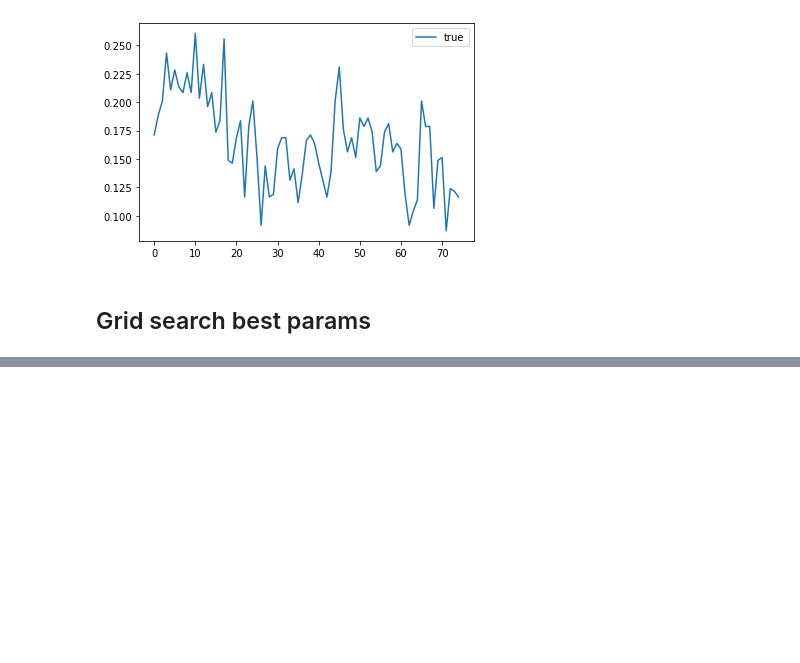
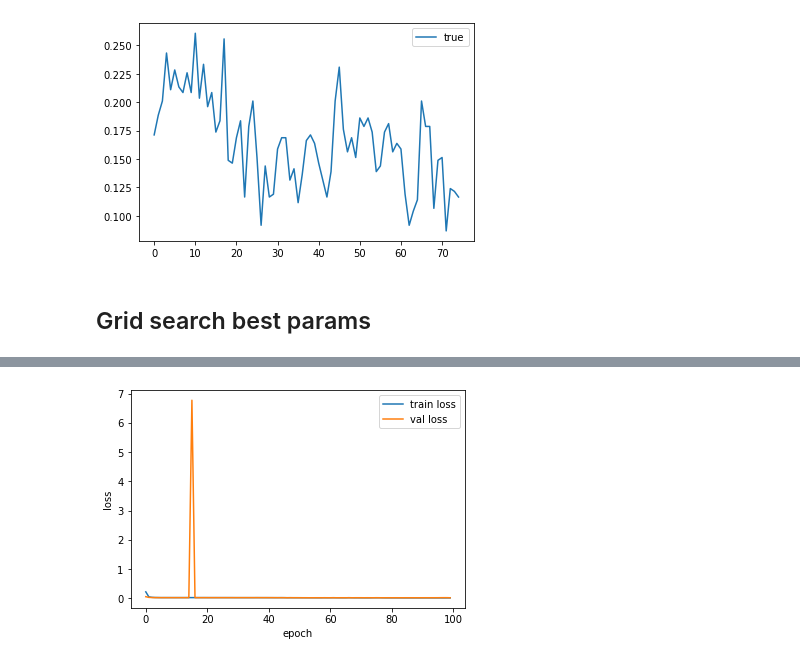
Before and after one commit to Ezmalts/augmentation_timeseries_m5, a Jupyter notebook: Seq2Seq.ipynb, the cells around one changed output, grey strips where cells are left out. Saved outputs shown, nothing was run; the diff lists cells and outputs as text; code cells hidden in the pictures; blank space fills up the shorter version.

```diff
--- a/Seq2Seq.ipynb
+++ b/Seq2Seq.ipynb
@@ -495,13 +503,95 @@ Epoch 24: train loss 0.026642555681367714 val loss 0.026394547894597054
 # %%
-plt.plot(
-    np.sum(predy[:, 0, :], axis=1),
-    label='pred'
-)
+lrs = [1e-2, 5e-3, 1e-3, 7e-3, 3e-3]
 
-plt.plot(
-    np.sum(valy[:, 0, :], axis=1),
-    label='true'
-)
+for lr in lrs:
+    n_features = TrainX.shape[2] # number of timeseries
+    hidden_dim = 640 # hidden dim
+    output_length = 28 # number of days to predict
 
-plt.legend()
+    model = Seq2Seq(seq_length, n_features, hidden_dim, output_length)
+
+    optimizer = torch.optim.Adam(model.parameters(), lr=lr)
+    criterion = torch.nn.MSELoss()
+    scheduler = torch.optim.lr_scheduler.ReduceLROnPlateau(optimizer, patience=10, factor=0.5 ,min_lr=1e-3, eps=1e-08)
+
+    n_epochs = 100
+
+    history = dict(train=[], val=[])
+
+    for epoch in range(n_epochs):
+        model = model.train()
+
+        train_losses = []
+        for X_train, y_train in tqdm(train_loader):
+            #seq_inp = TrainX[i,:,:]
+            #seq_true = Trainy[i,:,:]
+            prevs_y = X_train[:, -1:, :]
+            #print(X_train.shape)
+            #print(X_train)
+            #print(prevs_y)
+            #break
+
+            #print(f'prev_y {seq_inp[seq_length-1:seq_length,:]}')
+            seq_pred = model(X_train, prevs_y)#seq_inp[seq_length-1:seq_length,:])
+            #print(seq_pred.shape)
+            #print(y_train.shape)
+            #print(seq_pred.shape)
+            #print(y_train.shape)
+            optimizer.zero_grad()
+
+            loss = criterion(seq_pred, y_train)
+
+            #print(loss.item())
+
+
+            loss.backward()
+
+            #torch.nn.utils.clip_grad_norm_(model.parameters(), 1)
+            optimizer.step()
+
+            train_losses.append(loss.item())
+
+        val_losses = []
+        model = model.eval()
+        with torch.no_grad():
+            for X_valid, y_valid in valid_loader:
+                #seq_inp = ValidX[i,:,:]
+                #seq_true = Validy[i,:,:]
+                prevs_y = X_valid[:, -1:, :]
+
+                seq_pred = model(X_valid,prevs_y)
+
+
+                loss = criterion(seq_pred, y_valid)
+                val_losses.append(loss.item())
+
+        train_loss = np.mean(train_losses)
+        val_loss = np.mean(val_losses)
+
+        history['train'].append(train_loss)
+        history['val'].append(val_loss)
+
+
+
+
+
+        clear_output(True)
+
+        plt.xlabel('epoch')
+        plt.ylabel('loss')
+        plt.plot(history['train'], label='train loss')
+        plt.plot(history['val'], label='val loss')
+
+        plt.legend()
+        plt.show()
+
+        if val_loss < best_loss:
+            best_loss = val_loss
+            torch.save(model.state_dict(), f'best_model_wsch_epoch_{epoch}_lr_{lr}_loss_{val_loss}.pt')
+            print("saved best model epoch:",epoch,"val loss is:",val_loss)
+
+        print(f'Epoch {epoch}: train loss {train_loss} val loss {val_loss}')
+
+        scheduler.step(val_loss)
 # %% [output]
+[figure, new version]
```
Also changed, not shown: parts of 14 cells of this notebook, 1 other file.
